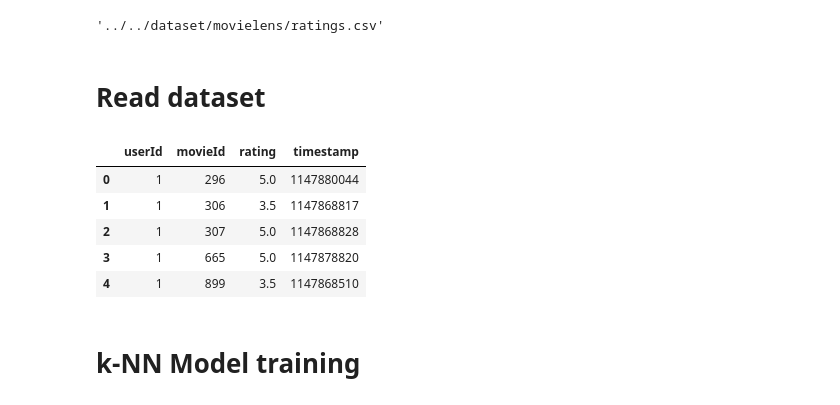
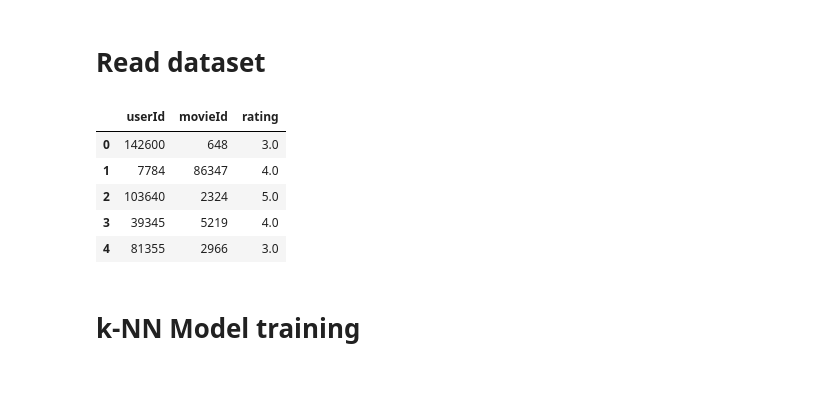
Before and after one commit to blurry-mood/Recommendation-System, a Jupyter notebook: src/collaborative_filtering/k_nn.ipynb, the cells around one changed output. Cells and saved outputs as stored; diff of their text form; code cells hidden in the pictures.

```diff
--- a/src/collaborative_filtering/k_nn.ipynb
+++ b/src/collaborative_filtering/k_nn.ipynb
@@ -17,6 +18,0 @@ from tqdm import tqdm
-# %%
-_HERE = ''
-dataset_path = join(_HERE, '..', '..', 'dataset', 'movielens', 'ratings.csv')
-dataset_path
-# %% [output]
-'../../dataset/movielens/ratings.csv'
@@ -23,18 +21,19 @@ dataset_path
 # %% [markdown]
 # Read dataset
 # %%
-ratings = pd.read_csv(dataset_path)
+ratings = ratings_df()
 ratings = ratings.query('rating >=3')
+ratings = ratings.sample(n=1000)
 ratings.reset_index(drop=True, inplace=True)
 
 ratings.head()
 # %% [output]
-|  | userId | movieId | rating | timestamp |
-| 0 | 1 | 296 | 5.0 | 1147880044 |
-| 1 | 1 | 306 | 3.5 | 1147868817 |
-| 2 | 1 | 307 | 5.0 | 1147868828 |
-| 3 | 1 | 665 | 5.0 | 1147878820 |
-| 4 | 1 | 899 | 3.5 | 1147868510 |
+|  | userId | movieId | rating |
+| 0 | 142600 | 648 | 3.0 |
+| 1 | 7784 | 86347 | 4.0 |
+| 2 | 103640 | 2324 | 5.0 |
+| 3 | 39345 | 5219 | 4.0 |
+| 4 | 81355 | 2966 | 3.0 |
 # %% [markdown]
 # k-NN Model training
 # %%
```
Also changed, not shown: parts of 21 cells of this notebook, 5 other files.
